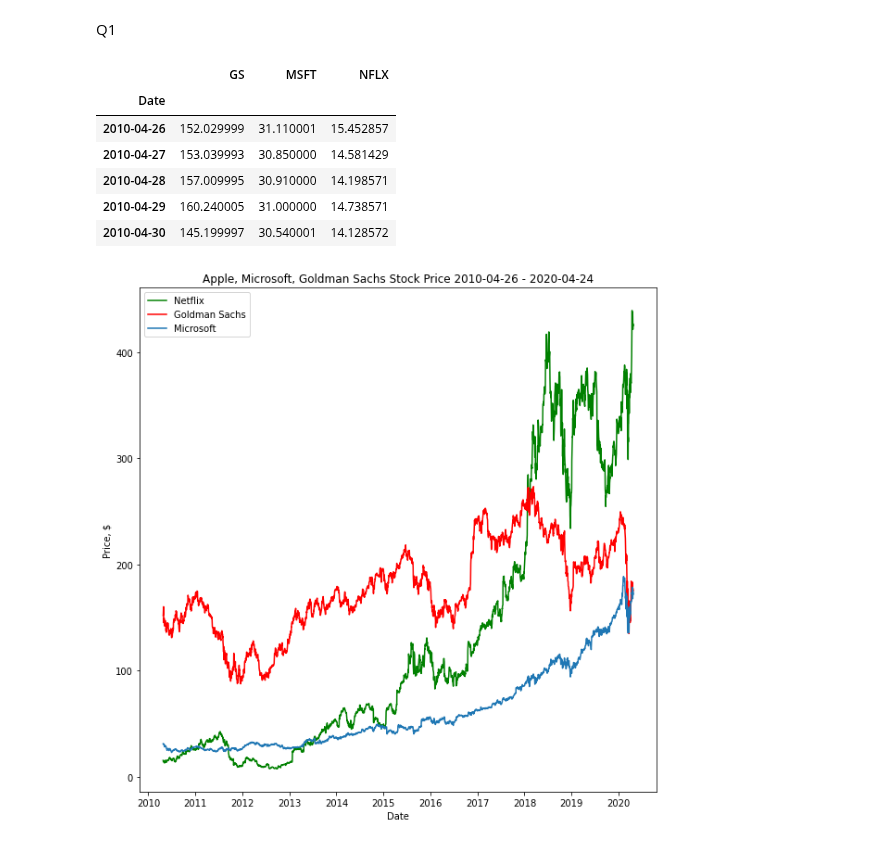
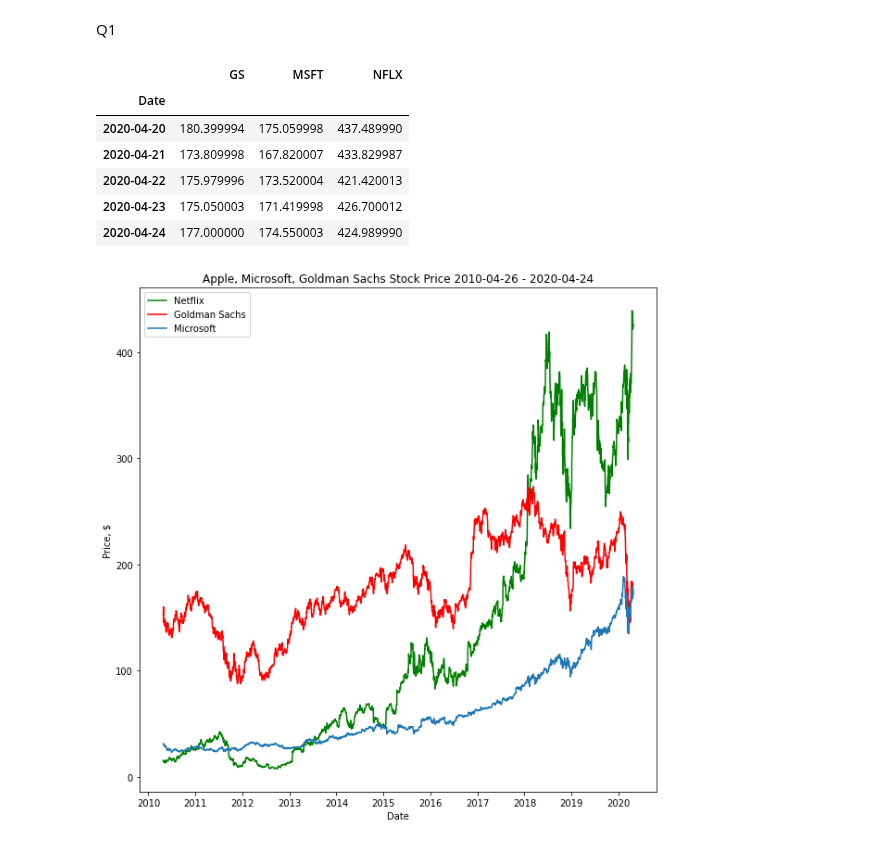
Before and after one commit to PomazkinG/Particle, a Jupyter notebook: Particle.ipynb, the cells around one changed output. Saved outputs shown, nothing was run; the diff lists cells and outputs as text; code cells hidden in the pictures.

```diff
--- a/Particle.ipynb
+++ b/Particle.ipynb
@@ -33,18 +30,18 @@ Q1
 # %%
 stock_list = ['NFLX', 'GS', 'MSFT']
 df_daily_price = yf.download(stock_list,
                       period = '10y',
                       progress=False)
 df_daily_price = df_daily_price['Close']
-df_daily_price.head()
+df_daily_price.tail()
 # %% [output]
 |  | GS | MSFT | NFLX |
 | Date |  |  |  |
-| 2010-04-26 | 152.029999 | 31.110001 | 15.452857 |
-| 2010-04-27 | 153.039993 | 30.850000 | 14.581429 |
-| 2010-04-28 | 157.009995 | 30.910000 | 14.198571 |
-| 2010-04-29 | 160.240005 | 31.000000 | 14.738571 |
-| 2010-04-30 | 145.199997 | 30.540001 | 14.128572 |
+| 2020-04-20 | 180.399994 | 175.059998 | 437.489990 |
+| 2020-04-21 | 173.809998 | 167.820007 | 433.829987 |
+| 2020-04-22 | 175.979996 | 173.520004 | 421.420013 |
+| 2020-04-23 | 175.050003 | 171.419998 | 426.700012 |
+| 2020-04-24 | 177.000000 | 174.550003 | 424.989990 |
 # %%
 plt.figure(figsize=(10,10))
 plt.plot(df_daily_price['NFLX'], 'g', label="Netflix")
```
Also changed, not shown: parts of 9 cells of this notebook.
